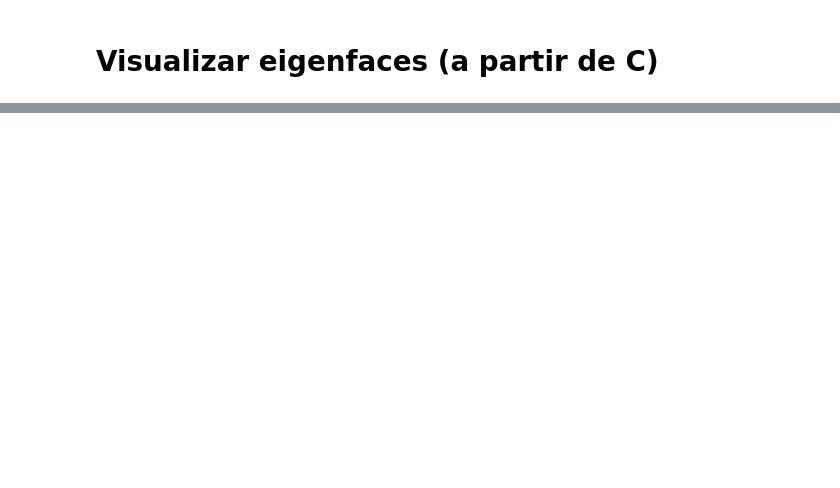
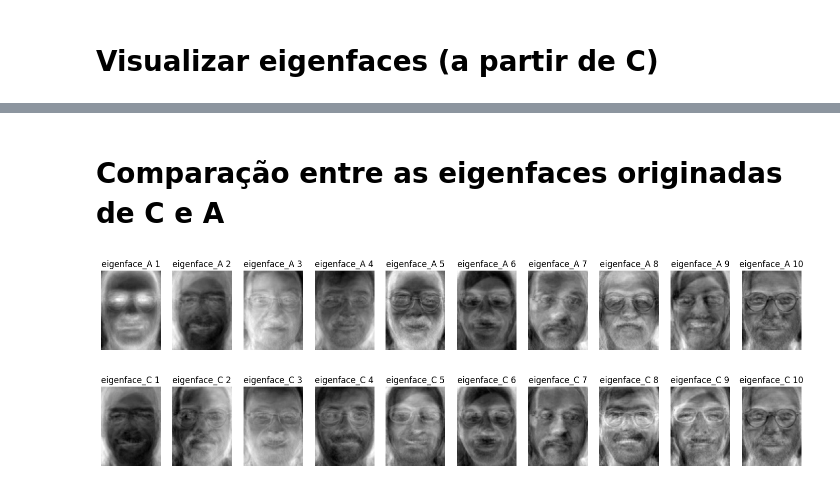
Before and after one commit to Gustavo-Murilo/Eigenfaces_EMAP, a Jupyter notebook: main_eigenfaces.ipynb, the cells around one changed output, grey strips where cells are left out. Saved outputs shown, nothing was run; the diff lists cells and outputs as text; code cells hidden in the pictures; blank space fills up the shorter version.

```diff
--- a/main_eigenfaces.ipynb
+++ b/main_eigenfaces.ipynb
@@ -176,0 +148,8 @@ for indice, ax in enumerate(axes.flat):
+# %% [markdown]
+# Comparação entre as eigenfaces originadas de C e A
+# %%
+plotar_grade(U_A, 'eigenface_A', 1, 10, (18,3))
+plotar_grade(U_C, 'eigenface_C', 1, 10, (18,3))
+# %% [output]
+[figure, added]
+[figure, added]
```
Also changed, not shown: parts of 12 cells of this notebook.
